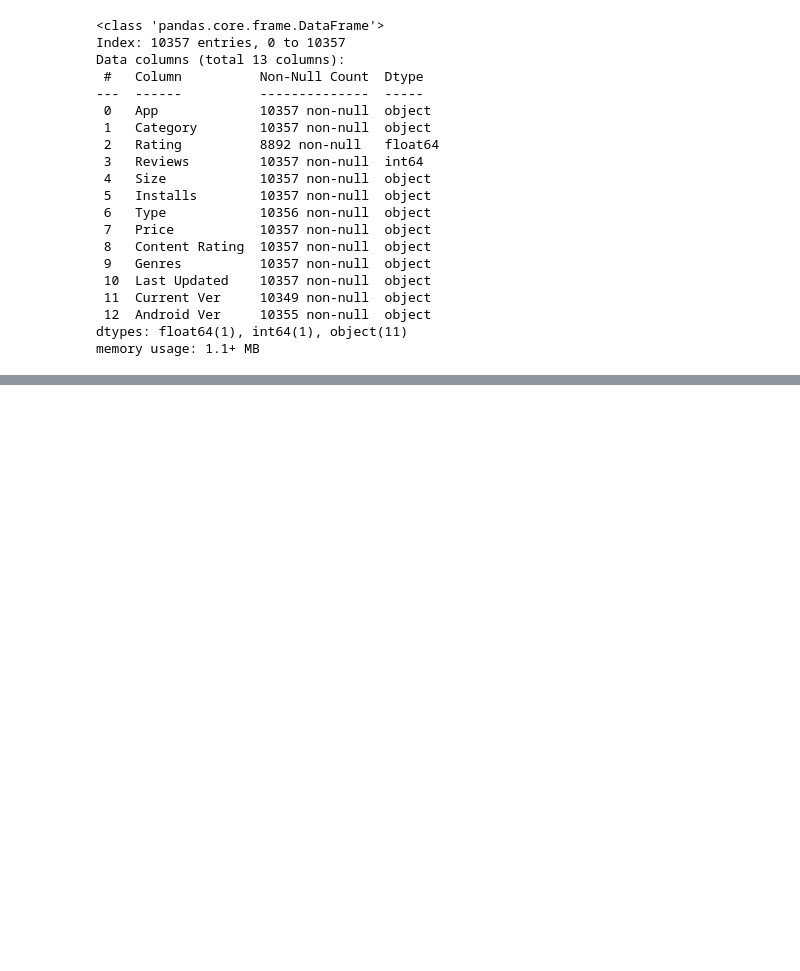
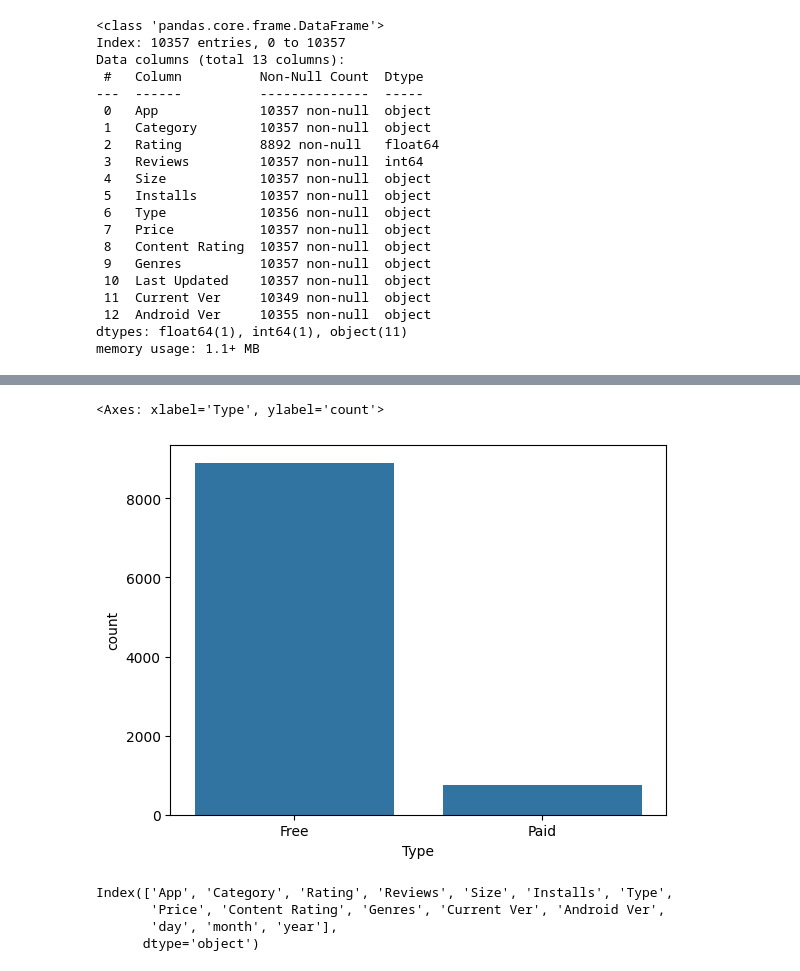
Before and after one commit to arybadj/machine-learning, a Jupyter notebook: EDA/eda_googleplaystore.ipynb, the cells around one changed output, grey strips where cells are left out. Drawn from its saved outputs; the diff is of its cells as text; code cells hidden in the pictures; blank space fills up the shorter version.

```diff
--- a/EDA/eda_googleplaystore.ipynb
+++ b/EDA/eda_googleplaystore.ipynb
@@ -238,0 +404,2 @@ memory usage: 1.1+ MB
+# %%
+df_copy['Last Updated']=pd.to_datetime(df_copy['Last Updated'])
@@ -238,0 +421,4 @@ memory usage: 1.1+ MB
+# %%
+df_copy['day']=df_copy['Last Updated'].dt.day
+df_copy['month']=df_copy['Last Updated'].dt.month
+df_copy['year']=df_copy['Last Updated'].dt.year
@@ -238,0 +445,2 @@ memory usage: 1.1+ MB
+# %%
+df_copy.drop('Last Updated',inplace=True,axis=1)
@@ -238,0 +478,2 @@ memory usage: 1.1+ MB
+# %%
+df_copy=df_copy.drop_duplicates(subset=["App"],keep="first")
@@ -238,0 +553,12 @@ memory usage: 1.1+ MB
+# %%
+sns.countplot(x=df_copy['Type'])
+# %% [output]
+<Axes: xlabel='Type', ylabel='count'>
+[figure, added]
+# %%
+df_copy.columns
+# %% [output]
+Index(['App', 'Category', 'Rating', 'Reviews', 'Size', 'Installs', 'Type',
+       'Price', 'Content Rating', 'Genres', 'Current Ver', 'Android Ver',
+       'day', 'month', 'year'],
+      dtype='object')
```
Also changed, not shown: parts of 55 cells of this notebook.
